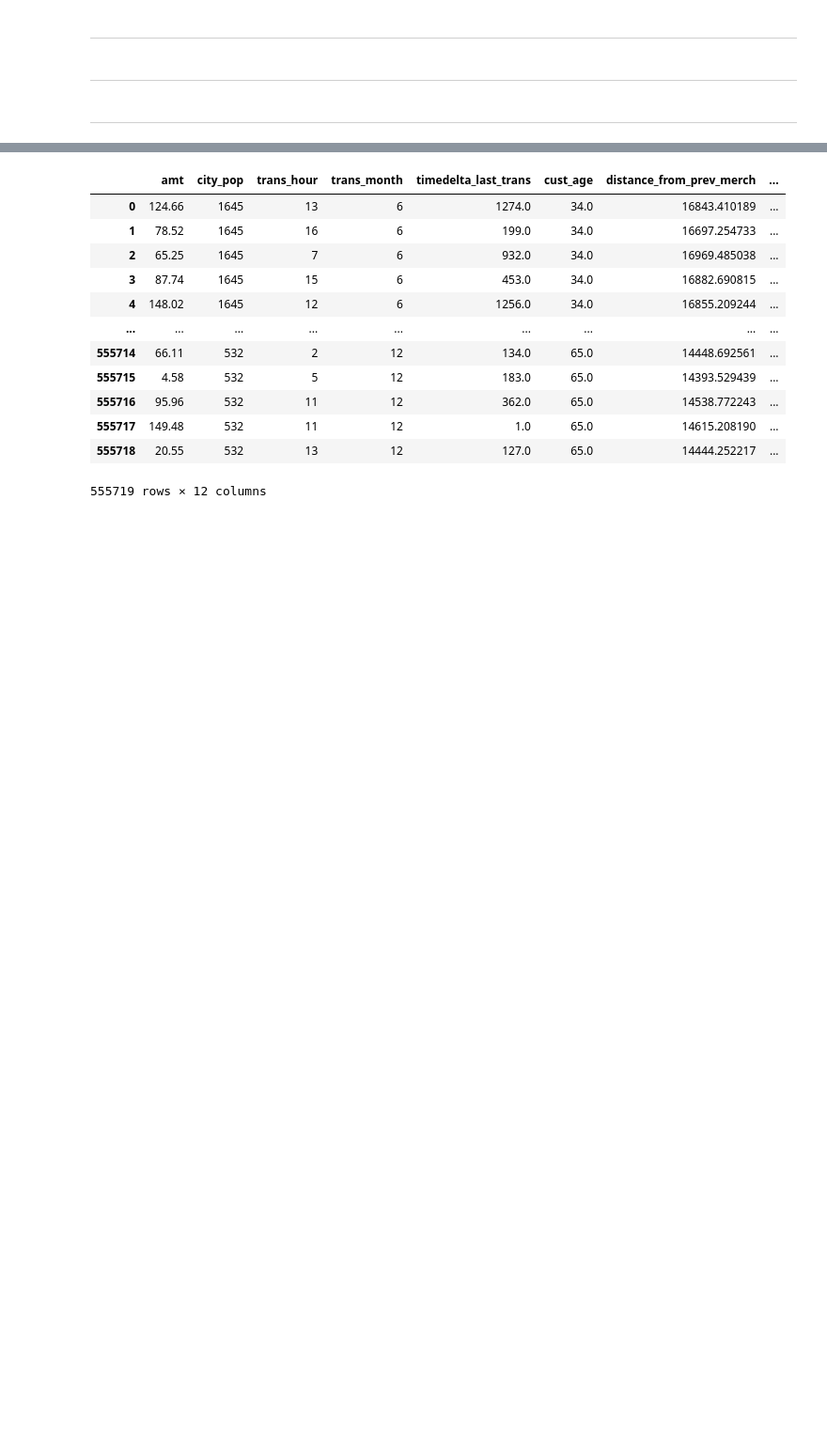
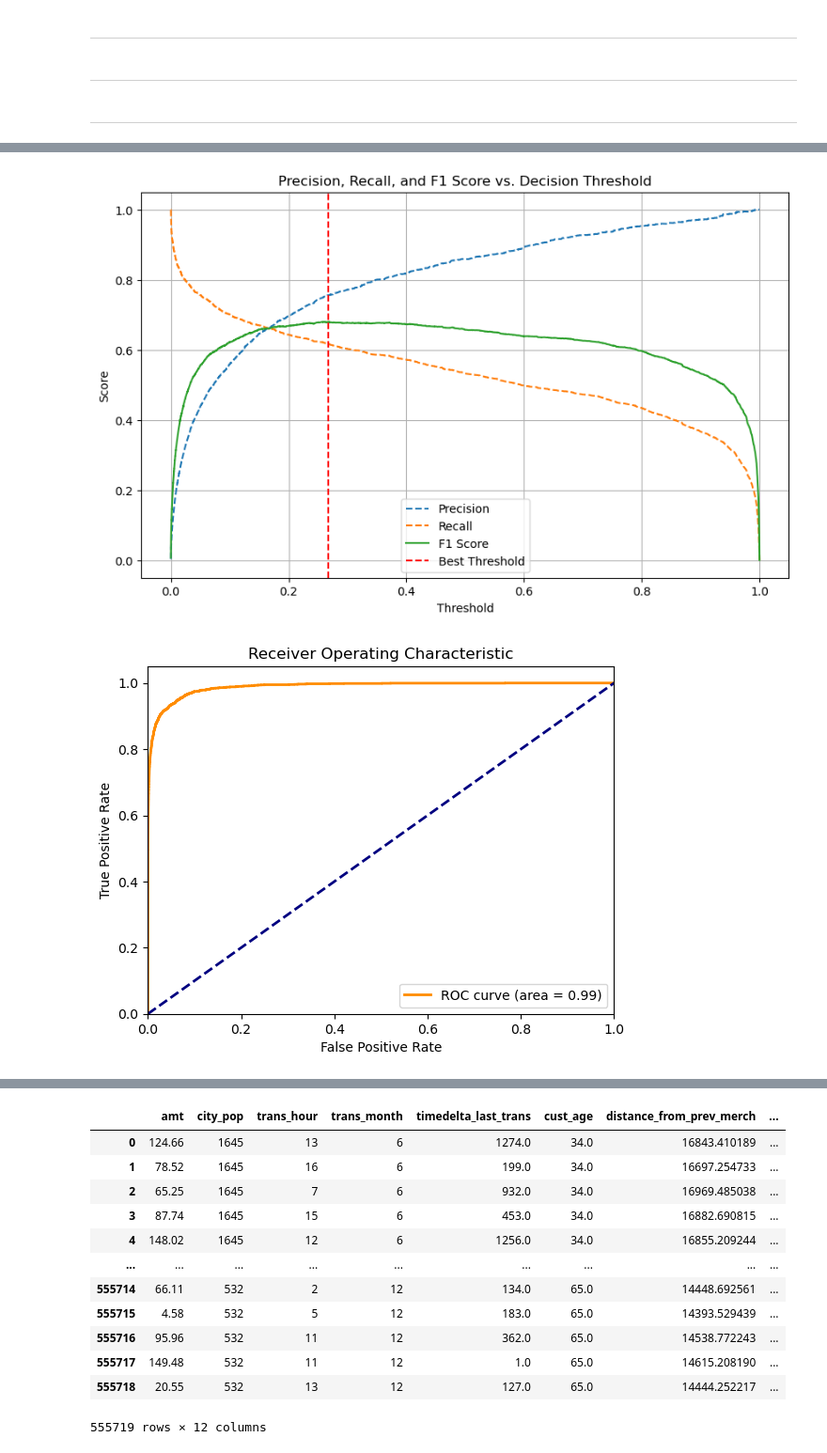
Before and after one commit to thanhdcng/detect-fraudulent-credit-card-transactions, a Jupyter notebook: notebooks/Loading model and testing on unseen using XGB.ipynb, the cells around one changed output, grey strips where cells are left out. Shown at 94% size. Cells and saved outputs as stored; diff of their text form; code cells hidden in the pictures; blank space fills up the shorter version.

```diff
--- a/notebooks/Loading model and testing on unseen using XGB.ipynb
+++ b/notebooks/Loading model and testing on unseen using XGB.ipynb
@@ -172,0 +326,66 @@ Unseen Data PR AUC Score: 0.17666167719112633
+# %%
+from sklearn.metrics import precision_recall_curve, accuracy_score, classification_report, confusion_matrix, roc_auc_score, average_precision_score, roc_curve, auc
+import matplotlib.pyplot as plt
+import numpy as np
+
+# Make predictions on the unseen data
+y_unseen_pred_proba = final_model.predict_proba(X_unseen_scaled_df)[:, 1]
+
+# Compute Precision-Recall curve
+precision, recall, thresholds = precision_recall_curve(y_unseen, y_unseen_pred_proba)
+
+# Calculate F1 scores for all thresholds
+f1_scores = 2 * (precision * recall) / (precision + recall)
+
+# Find the threshold that maximizes the F1-score
+best_threshold = thresholds[np.argmax(f1_scores)]
+print("Best Threshold:", best_threshold)
+
+# Apply the best threshold to the predictions
+y_unseen_pred_tuned = (y_unseen_pred_proba >= best_threshold).astype(int)
+
+# Evaluate the tuned threshold predictions
+print("Unseen Data Accuracy (Tuned Threshold):", accuracy_score(y_unseen, y_unseen_pred_tuned))
+print("Unseen Data Classification Report (Tuned Threshold):\n", classification_report(y_unseen, y_unseen_pred_tuned))
+print("Unseen Data Confusion Matrix (Tuned Threshold):\n", confusion_matrix(y_unseen, y_unseen_pred_tuned))
+print("Unseen Data ROC AUC Score (Tuned Threshold):", roc_auc_score(y_unseen, y_unseen_pred_proba))
+print("Unseen Data PR AUC Score (Tuned Threshold):", average_precision_score(y_unseen, y_unseen_pred_proba))
+
+# Plot Precision-Recall curve and F1 score
+plt.figure(figsize=(10, 6))
+plt.plot(thresholds, precision[:-1], label="Precision", linestyle='--')
+plt.plot(thresholds, recall[:-1], label="Recall", linestyle='--')
+plt.plot(thresholds, f1_scores[:-1], label="F1 Score")
+plt.axvline(x=best_threshold, color='r', linestyle='--', label="Best Threshold")
+plt.xlabel("Threshold")
+plt.ylabel("Score")
+plt.title("Precision, Recall, and F1 Score vs. Decision Threshold")
+plt.legend(loc="best")
+plt.grid()
+plt.show()
+
+# Plot ROC Curve
+fpr, tpr, _ = roc_curve(y_unseen, y_unseen_pred_proba)
+roc_auc = auc(fpr, tpr)
+plt.figure()
+plt.plot(fpr, tpr, color='darkorange', lw=2, label='ROC curve (area = %0.2f)' % roc_auc)
+plt.plot([0, 1], [0, 1], color='navy', lw=2, linestyle='--')
+plt.xlim([0.0, 1.0])
+plt.ylim([0.0, 1.05])
+plt.xlabel('False Positive Rate')
+plt.ylabel('True Positive Rate')
+plt.title('Receiver Operating Characteristic')
+plt.legend(loc="lower right")
+plt.show()
+
+# Plot Precision-Recall Curve
+precision, recall, _ = precision_recall_curve(y_unseen, y_unseen_pred_proba)
+pr_auc = auc(recall, precision)
+plt.figure()
+plt.plot(recall, precision, color='b', lw=2, label='PR curve (area = %0.2f)' % pr_auc)
+plt.xlabel('Recall')
+plt.ylabel('Precision')
+plt.title('Precision-Recall Curve')
+plt.legend(loc="lower left")
+plt.show()
+# %% [output]
@@ -172,0 +409,2 @@ Unseen Data PR AUC Score: 0.17666167719112633
+[figure, added]
+[figure, added]
```
Also changed, not shown: parts of 23 cells of this notebook, 7 other files.
